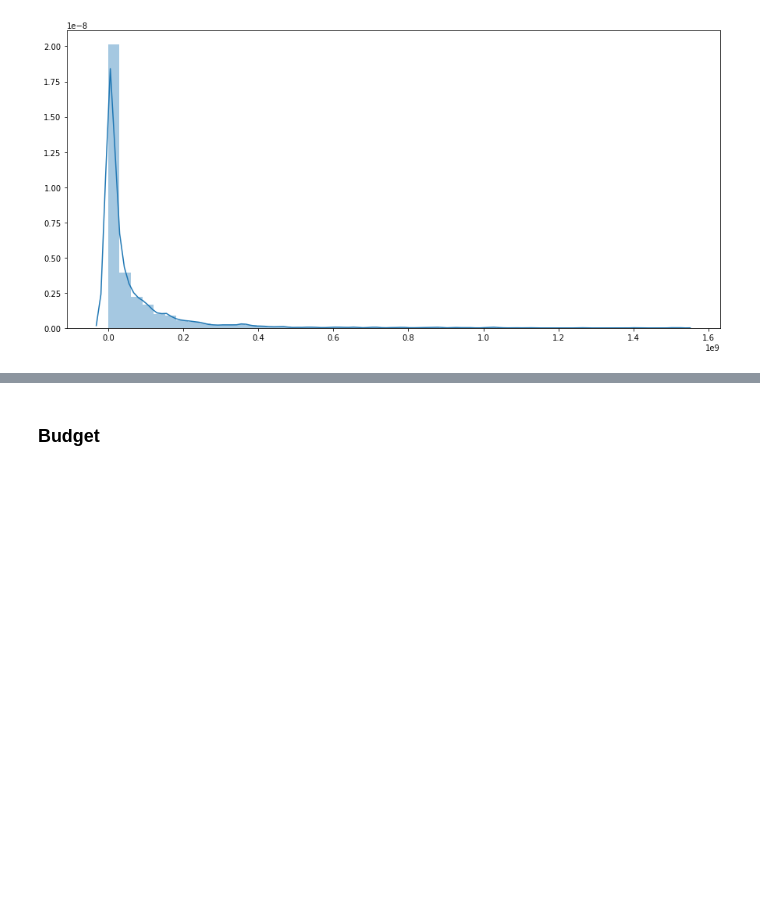
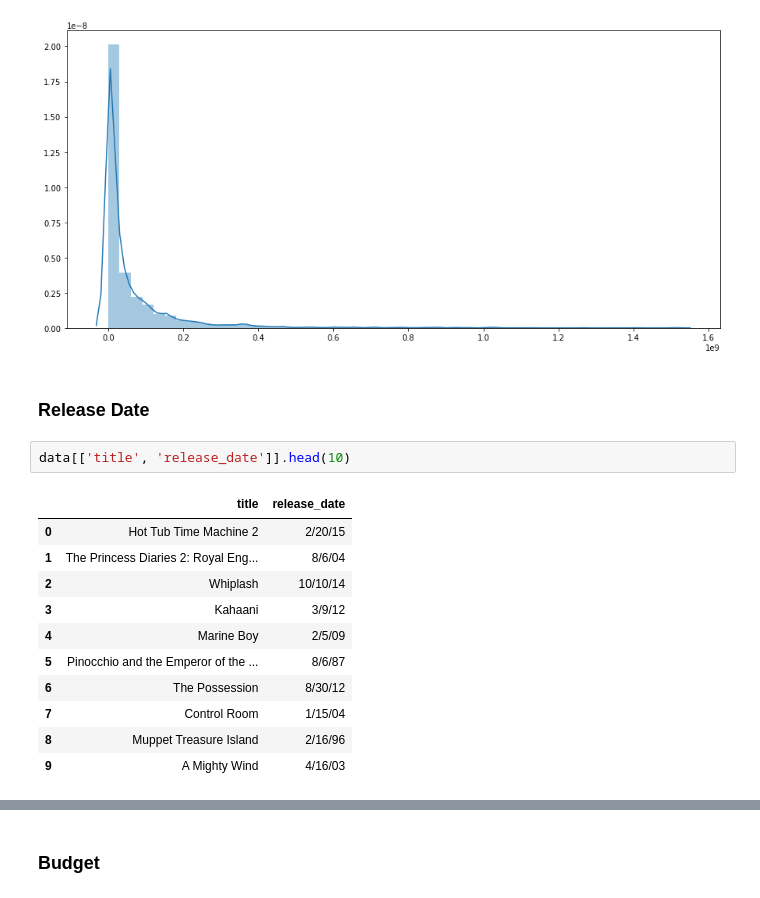
Before and after one commit to Cruzzor/BoxOffice, a Jupyter notebook: exploration_marcel.ipynb, the cells around one changed output, grey strips where cells are left out. Cells and saved outputs as stored; diff of their text form; blank space fills up the shorter version.

```diff
--- a/exploration_marcel.ipynb
+++ b/exploration_marcel.ipynb
@@ -328,3 +350,19 @@ sns.distplot(data[['revenue']])
 # %% [output]
 <matplotlib.axes._subplots.AxesSubplot at 0x...>
 [figure]
+# %% [markdown]
+### Release Date
+# %%
+data[['title', 'release_date']].head(10)
+# %% [output]
+|  | title | release_date |
+| 0 | Hot Tub Time Machine 2 | 2/20/15 |
+| 1 | The Princess Diaries 2: Royal Eng... | 8/6/04 |
+| 2 | Whiplash | 10/10/14 |
+| 3 | Kahaani | 3/9/12 |
+| 4 | Marine Boy | 2/5/09 |
+| 5 | Pinocchio and the Emperor of the ... | 8/6/87 |
+| 6 | The Possession | 8/30/12 |
+| 7 | Control Room | 1/15/04 |
+| 8 | Muppet Treasure Island | 2/16/96 |
+| 9 | A Mighty Wind | 4/16/03 |
```
Also changed, not shown: parts of 10 cells of this notebook.
